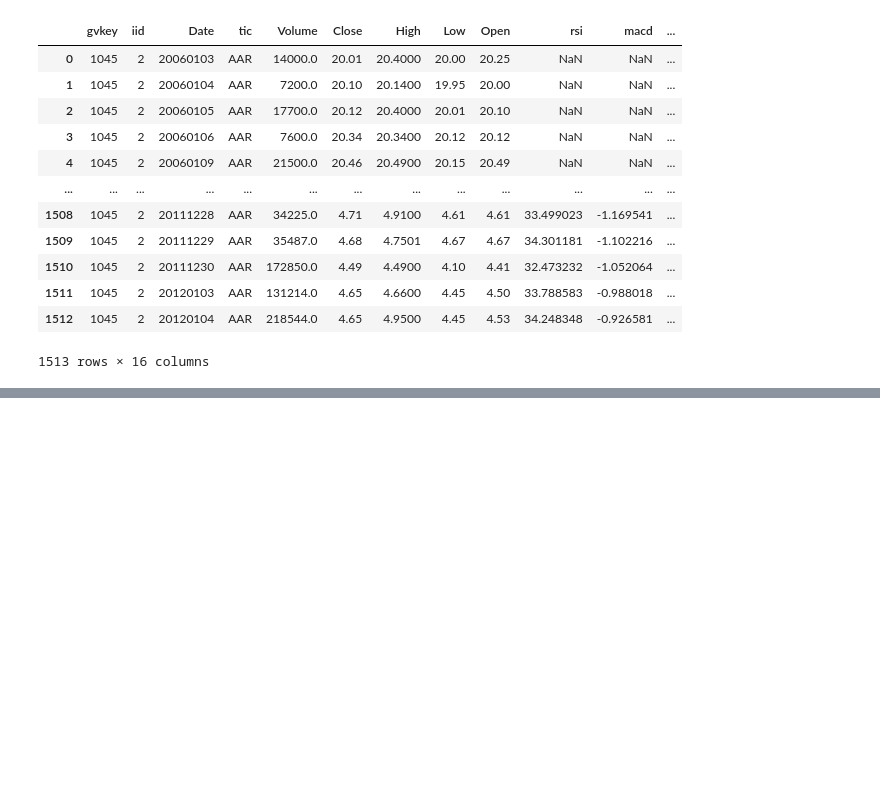
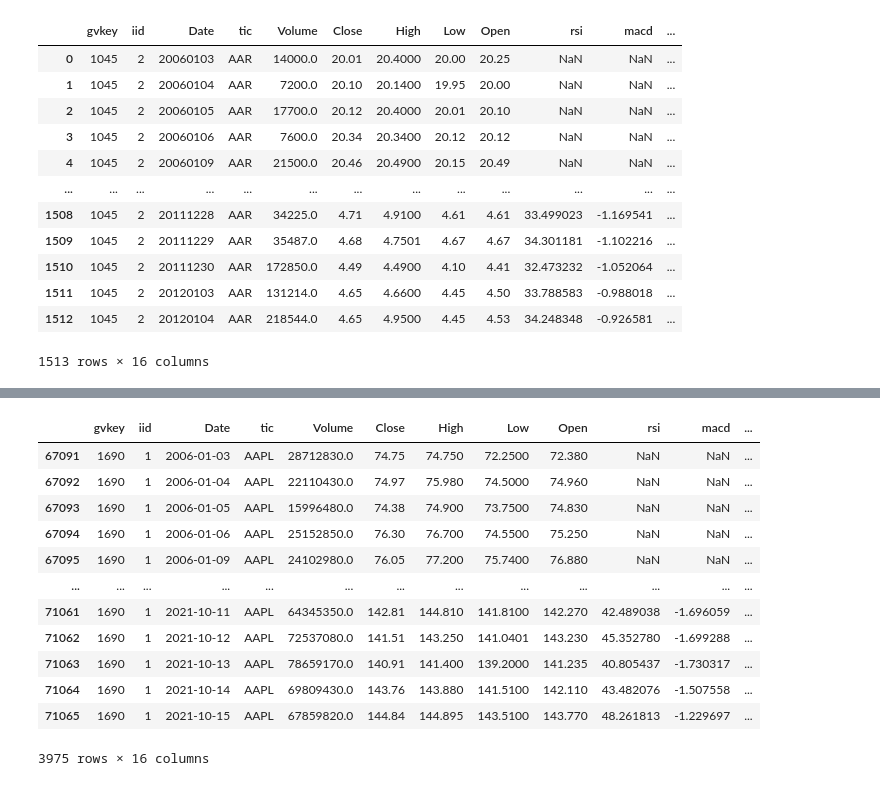
Before and after one commit to clarah2/stock-trading, a Jupyter notebook: data visualization.ipynb, the cells around one changed output, grey strips where cells are left out. Saved outputs shown, nothing was run; the diff lists cells and outputs as text; code cells hidden in the pictures; blank space fills up the shorter version.

```diff
--- a/data visualization.ipynb
+++ b/data visualization.ipynb
@@ -130,2 +148,18 @@ See the caveats in the documentation: https://pandas.pydata.org/pandas-docs/stab
+# %%
+output_df[output_df['tic'] == 'AAPL']
+# %% [output]
+|  | gvkey | iid | Date | tic | Volume | Close | High | Low | Open | rsi | macd | ... |
+| 67091 | 1690 | 1 | 2006-01-03 | AAPL | 28712830.0 | 74.75 | 74.750 | 72.2500 | 72.380 | NaN | NaN | ... |
+| 67092 | 1690 | 1 | 2006-01-04 | AAPL | 22110430.0 | 74.97 | 75.980 | 74.5000 | 74.960 | NaN | NaN | ... |
+| 67093 | 1690 | 1 | 2006-01-05 | AAPL | 15996480.0 | 74.38 | 74.900 | 73.7500 | 74.830 | NaN | NaN | ... |
+| 67094 | 1690 | 1 | 2006-01-06 | AAPL | 25152850.0 | 76.30 | 76.700 | 74.5500 | 75.250 | NaN | NaN | ... |
+| 67095 | 1690 | 1 | 2006-01-09 | AAPL | 24102980.0 | 76.05 | 77.200 | 75.7400 | 76.880 | NaN | NaN | ... |
+| ... | ... | ... | ... | ... | ... | ... | ... | ... | ... | ... | ... | ... |
+| 71061 | 1690 | 1 | 2021-10-11 | AAPL | 64345350.0 | 142.81 | 144.810 | 141.8100 | 142.270 | 42.489038 | -1.696059 | ... |
+| 71062 | 1690 | 1 | 2021-10-12 | AAPL | 72537080.0 | 141.51 | 143.250 | 141.0401 | 143.230 | 45.352780 | -1.699288 | ... |
+| 71063 | 1690 | 1 | 2021-10-13 | AAPL | 78659170.0 | 140.91 | 141.400 | 139.2000 | 141.235 | 40.805437 | -1.730317 | ... |
+| 71064 | 1690 | 1 | 2021-10-14 | AAPL | 69809430.0 | 143.76 | 143.880 | 141.5100 | 142.110 | 43.482076 | -1.507558 | ... |
+| 71065 | 1690 | 1 | 2021-10-15 | AAPL | 67859820.0 | 144.84 | 144.895 | 143.5100 | 143.770 | 48.261813 | -1.229697 | ... |
+3975 rows × 16 columns
 # %%
 output_df.to_csv('data/filtered_with_ti.csv', index=0)
```
Also changed, not shown: parts of 1 cell of this notebook, 2 other files.
